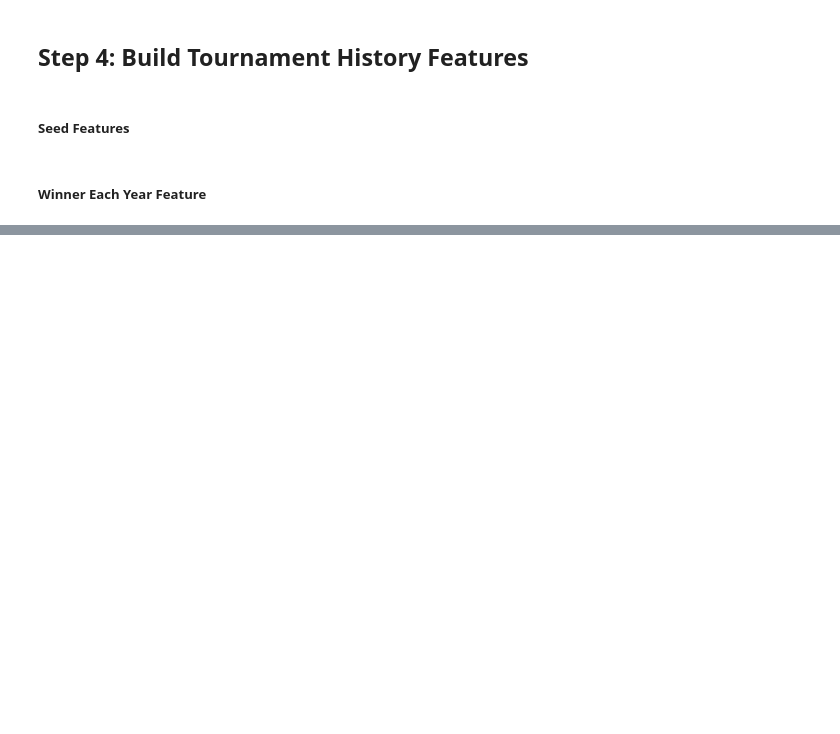
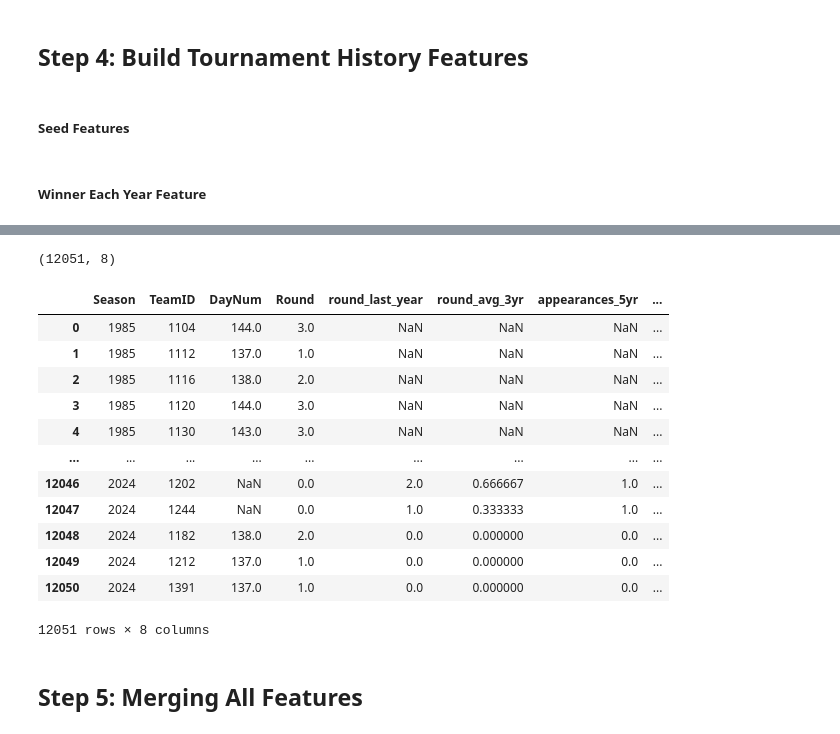
Before and after one commit to krishna-kasuganti/ncaa-bracket-model, a Jupyter notebook: notebooks/02_feature_engineering.ipynb, the cells around one changed output, grey strips where cells are left out. Drawn from its saved outputs; the diff is of its cells as text; code cells hidden in the pictures; blank space fills up the shorter version.

```diff
--- a/notebooks/02_feature_engineering.ipynb
+++ b/notebooks/02_feature_engineering.ipynb
@@ -181,0 +236,20 @@ tournament_history[tournament_history['Season'].isin([1991,1992,1993]) & (tourna
+# %%
+print(tournament_history.shape)
+tournament_history
+# %% [output]
+(12051, 8)
+|  | Season | TeamID | DayNum | Round | round_last_year | round_avg_3yr | appearances_5yr | ... |
+| 0 | 1985 | 1104 | 144.0 | 3.0 | NaN | NaN | NaN | ... |
+| 1 | 1985 | 1112 | 137.0 | 1.0 | NaN | NaN | NaN | ... |
+| 2 | 1985 | 1116 | 138.0 | 2.0 | NaN | NaN | NaN | ... |
+| 3 | 1985 | 1120 | 144.0 | 3.0 | NaN | NaN | NaN | ... |
+| 4 | 1985 | 1130 | 143.0 | 3.0 | NaN | NaN | NaN | ... |
+| ... | ... | ... | ... | ... | ... | ... | ... | ... |
+| 12046 | 2024 | 1202 | NaN | 0.0 | 2.0 | 0.666667 | 1.0 | ... |
+| 12047 | 2024 | 1244 | NaN | 0.0 | 1.0 | 0.333333 | 1.0 | ... |
+| 12048 | 2024 | 1182 | 138.0 | 2.0 | 0.0 | 0.000000 | 0.0 | ... |
+| 12049 | 2024 | 1212 | 137.0 | 1.0 | 0.0 | 0.000000 | 0.0 | ... |
+| 12050 | 2024 | 1391 | 137.0 | 1.0 | 0.0 | 0.000000 | 0.0 | ... |
+12051 rows × 8 columns
+# %% [markdown]
+## Step 5: Merging All Features
```
Also changed, not shown: parts of 8 cells of this notebook.
